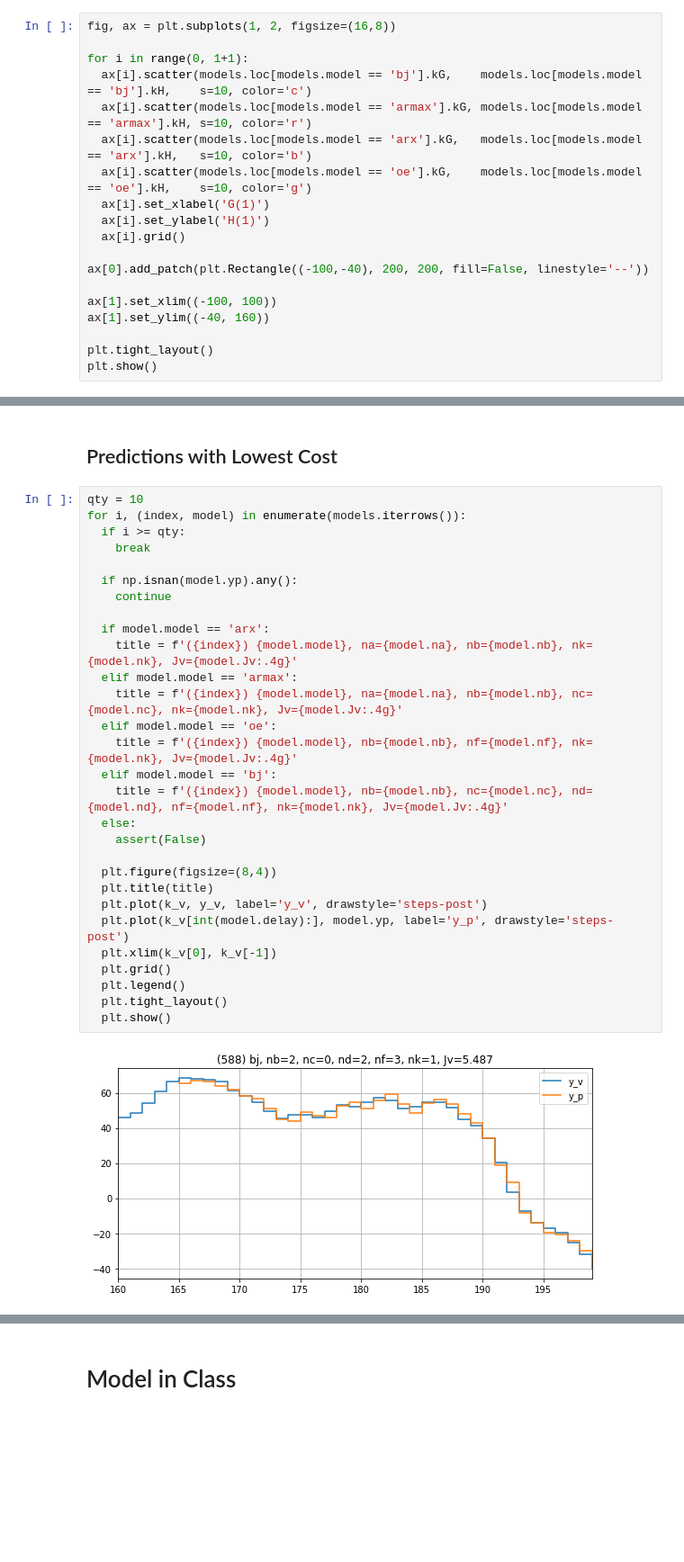
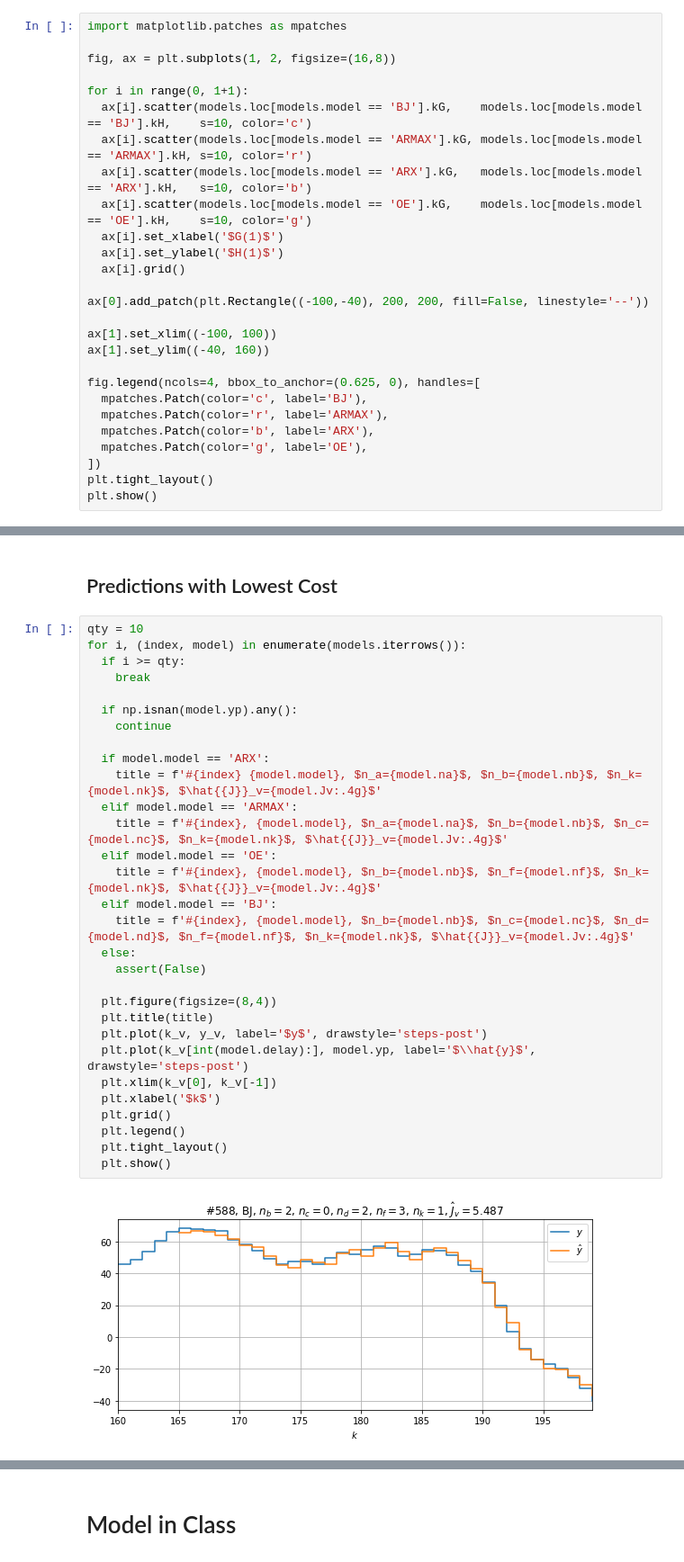
Before and after one commit to GuiBeal/system-identification, a Jupyter notebook: Python/main.ipynb, the cells around one changed output, grey strips where cells are left out. Shown at 90% size. Drawn from its saved outputs; the diff is of its cells as text; blank space fills up the shorter version.

```diff
--- a/Python/main.ipynb
+++ b/Python/main.ipynb
@@ -461,15 +448,17 @@ plt.show()
 # %% [markdown]
 ## Static Gains Scatter
 # %%
+import matplotlib.patches as mpatches
+
 fig, ax = plt.subplots(1, 2, figsize=(16,8))
 
 for i in range(0, 1+1):
-  ax[i].scatter(models.loc[models.model == 'bj'].kG,    models.loc[models.model == 'bj'].kH,    s=10, color='c')
-  ax[i].scatter(models.loc[models.model == 'armax'].kG, models.loc[models.model == 'armax'].kH, s=10, color='r')
-  ax[i].scatter(models.loc[models.model == 'arx'].kG,   models.loc[models.model == 'arx'].kH,   s=10, color='b')
-  ax[i].scatter(models.loc[models.model == 'oe'].kG,    models.loc[models.model == 'oe'].kH,    s=10, color='g')
-  ax[i].set_xlabel('G(1)')
-  ax[i].set_ylabel('H(1)')
+  ax[i].scatter(models.loc[models.model == 'BJ'].kG,    models.loc[models.model == 'BJ'].kH,    s=10, color='c')
+  ax[i].scatter(models.loc[models.model == 'ARMAX'].kG, models.loc[models.model == 'ARMAX'].kH, s=10, color='r')
+  ax[i].scatter(models.loc[models.model == 'ARX'].kG,   models.loc[models.model == 'ARX'].kH,   s=10, color='b')
+  ax[i].scatter(models.loc[models.model == 'OE'].kG,    models.loc[models.model == 'OE'].kH,    s=10, color='g')
+  ax[i].set_xlabel('$G(1)$')
+  ax[i].set_ylabel('$H(1)$')
   ax[i].grid()
 
 ax[0].add_patch(plt.Rectangle((-100,-40), 200, 200, fill=False, linestyle='--'))
@@ -477,6 +466,12 @@ ax[0].add_patch(plt.Rectangle((-100,-40), 200, 200, fill=False, linestyle='--'))
 ax[1].set_xlim((-100, 100))
 ax[1].set_ylim((-40, 160))
 
+fig.legend(ncols=4, bbox_to_anchor=(0.625, 0), handles=[
+  mpatches.Patch(color='c', label='BJ'),
+  mpatches.Patch(color='r', label='ARMAX'),
+  mpatches.Patch(color='b', label='ARX'),
+  mpatches.Patch(color='g', label='OE'),
+])
 plt.tight_layout()
 plt.show()
 # %% [output]
@@ -486,31 +481,32 @@ plt.show()
 # %%
 qty = 10
 for i, (index, model) in enumerate(models.iterrows()):
   if i >= qty:
     break
 
   if np.isnan(model.yp).any():
     continue
 
-  if model.model == 'arx':
-    title = f'({index}) {model.model}, na={model.na}, nb={model.nb}, nk={model.nk}, Jv={model.Jv:.4g}'
-  elif model.model == 'armax':
-    title = f'({index}) {model.model}, na={model.na}, nb={model.nb}, nc={model.nc}, nk={model.nk}, Jv={model.Jv:.4g}'
-  elif model.model == 'oe':
-    title = f'({index}) {model.model}, nb={model.nb}, nf={model.nf}, nk={model.nk}, Jv={model.Jv:.4g}'
-  elif model.model == 'bj':
-    title = f'({index}) {model.model}, nb={model.nb}, nc={model.nc}, nd={model.nd}, nf={model.nf}, nk={model.nk}, Jv={model.Jv:.4g}'
+  if model.model == 'ARX':
+    title = f'#{index} {model.model}, $n_a={model.na}$, $n_b={model.nb}$, $n_k={model.nk}$, $\hat{{J}}_v={model.Jv:.4g}$'
+  elif model.model == 'ARMAX':
+    title = f'#{index}, {model.model}, $n_a={model.na}$, $n_b={model.nb}$, $n_c={model.nc}$, $n_k={model.nk}$, $\hat{{J}}_v={model.Jv:.4g}$'
+  elif model.model == 'OE':
+    title = f'#{index}, {model.model}, $n_b={model.nb}$, $n_f={model.nf}$, $n_k={model.nk}$, $\hat{{J}}_v={model.Jv:.4g}$'
+  elif model.model == 'BJ':
+    title = f'#{index}, {model.model}, $n_b={model.nb}$, $n_c={model.nc}$, $n_d={model.nd}$, $n_f={model.nf}$, $n_k={model.nk}$, $\hat{{J}}_v={model.Jv:.4g}$'
   else:
     assert(False)
 
   plt.figure(figsize=(8,4))
   plt.title(title)
-  plt.plot(k_v, y_v, label='y_v', drawstyle='steps-post')
-  plt.plot(k_v[int(model.delay):], model.yp, label='y_p', drawstyle='steps-post')
+  plt.plot(k_v, y_v, label='$y$', drawstyle='steps-post')
+  plt.plot(k_v[int(model.delay):], model.yp, label='$\\hat{y}$', drawstyle='steps-post')
   plt.xlim(k_v[0], k_v[-1])
+  plt.xlabel('$k$')
   plt.grid()
   plt.legend()
   plt.tight_layout()
   plt.show()
 # %% [output]
-[figure, old version]
+[figure, new version]
```
Also changed, not shown: parts of 12 cells of this notebook, 1 other file.
